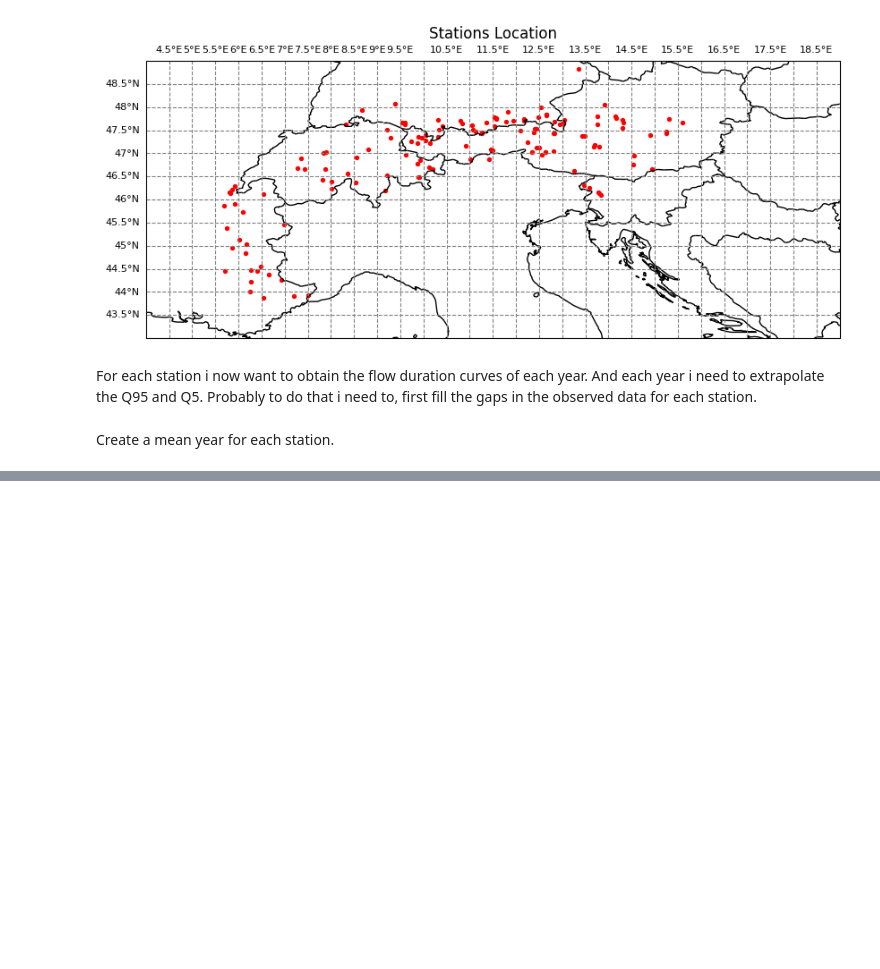
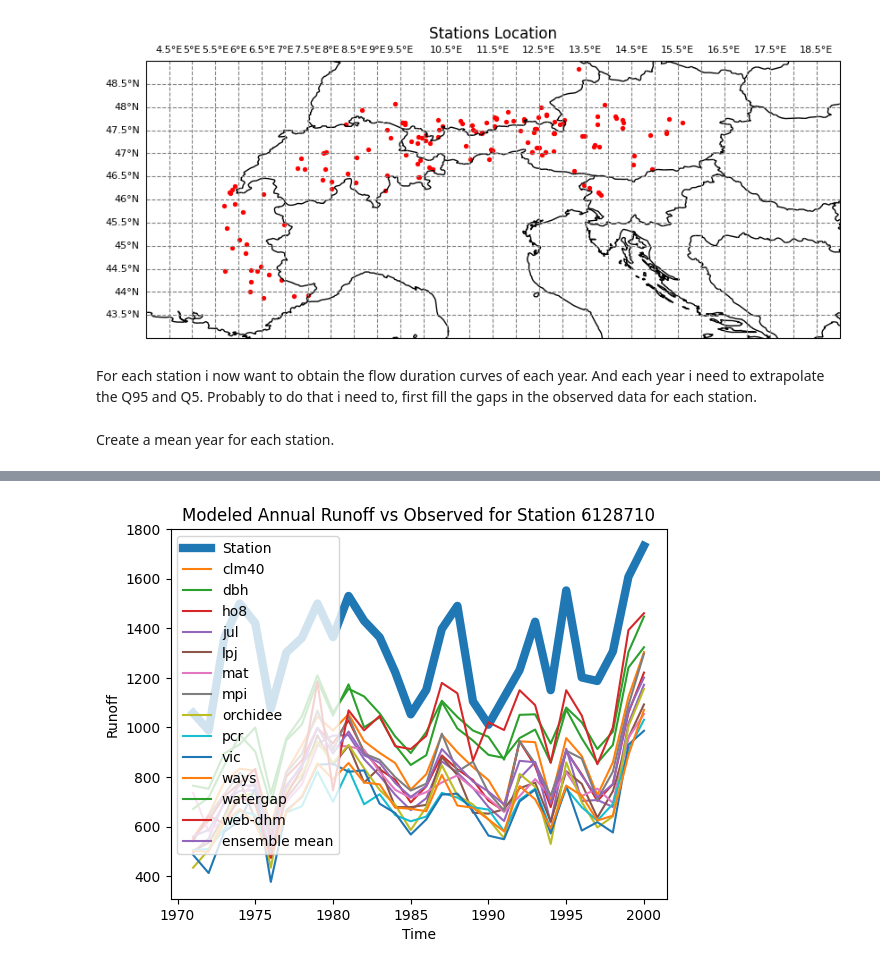
Before and after one commit to LorenzoPipan/ISIMIP-Tesi, a Jupyter notebook: Ensemble mean_2a_vs_Observed.ipynb, the cells around one changed output, grey strips where cells are left out. Drawn from its saved outputs; the diff is of its cells as text; code cells hidden in the pictures; blank space fills up the shorter version.

```diff
--- a/Ensemble mean_2a_vs_Observed.ipynb
+++ b/Ensemble mean_2a_vs_Observed.ipynb
@@ -683,0 +579,28 @@ Commento. i Gap sono stati fillati la procedura sembra andata bene, sti q5 e q95
+# %%
+#vediamo l'annual
+# Get the timeseries for the station with id index 0
+annual_station1 = daily_station1.groupby('time.year').sum()
+
+# Get the model names from the 'model' attribute
+model_names = combined_data.attrs['model']
+
+# Update the plot code
+plt.plot(annual_station1.year, annual_station1[0, :], label='Station', linewidth = 6)
+#for model in enumerate(model_names[1:]):
+for i in range(1,15):# Exclude the first entry (station)
+    plt.plot(annual_station1.year, annual_station1[i , :], label=annual_station1.attrs['model'][i])
+
+
+
+# Add legend with model names
+plt.legend()
+
+# Set x-axis and y-axis labels and title
+plt.xlabel('Time')
+plt.ylabel('Runoff')
+plt.title(f"Modeled Annual Runoff vs Observed for Station {combined_data.id.values[0]}")
+
+# Show the plot
+plt.show()
+# %% [output]
+[figure, added]
```
Also changed, not shown: parts of 29 cells of this notebook.
